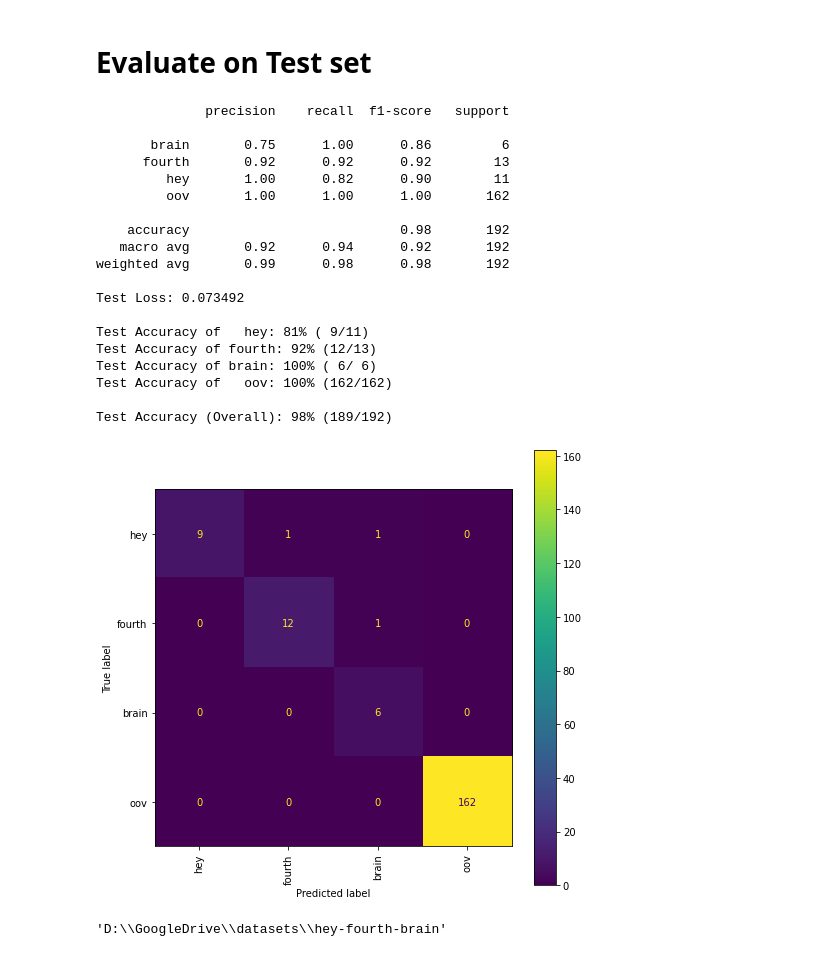
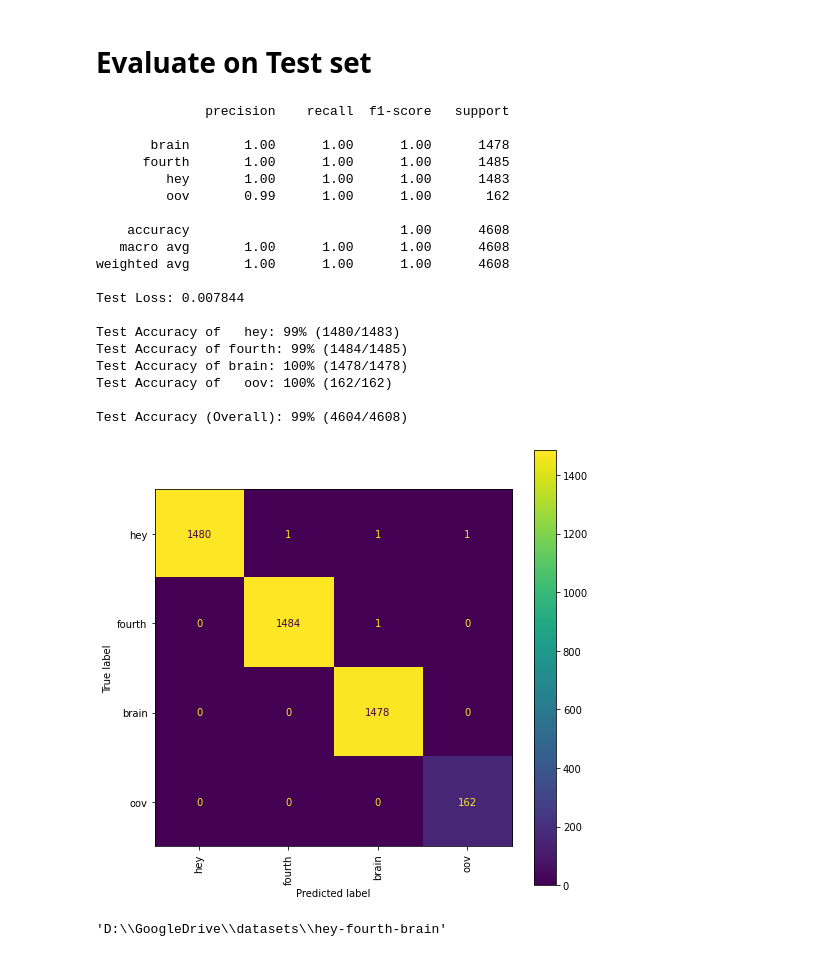
Before and after one commit to shlbatra/TriggerWakeWordDetection, a Jupyter notebook: notebooks/wake_word_detection.ipynb, the cells around one changed output. Saved outputs shown, nothing was run; the diff lists cells and outputs as text; code cells hidden in the pictures.

Commit message:
Generated audio data using google Text to speech

```diff
--- a/notebooks/wake_word_detection.ipynb
+++ b/notebooks/wake_word_detection.ipynb
@@ -145,2 +221,2 @@ Name: 155, dtype: object
 # %%
-sounddata = librosa.core.load(f"{common_voice_datapath}/clips/{positive_train_data.iloc[0]['path']}", sr=sr, mono=True)[0]
+sounddata = librosa.core.load(f"{common_voice_datapath}/clips/common_voice_en_20433916.mp3", sr=sr, mono=True)[0]
@@ -416,0 +794,4 @@ Test dataset size (192, 4)
+# %%
+train_ds = pd.concat([train_ds , train]).sample(frac=1).reset_index(drop=True)
+dev_ds = pd.concat([dev_ds , dev]).sample(frac=1).reset_index(drop=True)
+test_ds = pd.concat([test_ds , test]).sample(frac=1).reset_index(drop=True)
@@ -564,3 +994,13 @@ CNN(
     (3): Linear(in_features=128, out_features=4, bias=True)
   )
 )
+# %%
+num_labels = len(wake_words) + 1 # oov
+num_maps1  = 48
+num_maps2  = 64
+num_hidden_input =  768
+hidden_size = 128
+model_calc = CNN_Cal(num_labels, num_maps1, num_maps2, num_hidden_input, hidden_size)
+device = torch.device("cuda:0" if torch.cuda.is_available() else "cpu")
+model_calc.to(device)
+model_calc
@@ -597,13 +1099,21 @@ def audio_transform(audio_data):
 # %%
-epochs = 10
+epochs = 20
 
+# config for progress bar
+mb = master_bar(range(epochs))
+mb.names = ['Training loss', 'Validation loss']
+x = []
 
-for epoch in range(epochs):
+training_losses = []
+validation_losses = []
+
+for epoch in mb:
+  x.append(epoch)
   # Evaluate
   model.train()
   total_loss = torch.Tensor([0.0]).to(device)
-  pbar = tqdm(train_dl, total=len(train_dl), position=0, desc="Training", leave=True)
-  for batch in pbar:
+  #pbar = tqdm(train_dl, total=len(train_dl), position=0, desc="Training", leave=True)
+  for batch in progress_bar(train_dl, parent=mb):
     audio_data = batch['audio'].to(device)
     labels = batch['labels'].to(device)
     mel_audio_data = audio_transform(audio_data)
@@ -625,13 +1135,14 @@ for epoch in range(epochs):
     group["lr"] *= lr_decay
 
   mean = total_loss / len(train_dl)
+  training_losses.append(mean.cpu())
 
   # Evaluate
   model.eval()
   validation_loss = torch.Tensor([0.0]).to(device)
   with torch.no_grad():
-    pbar = tqdm(dev_dl, total=len(dev_dl), position=0, desc="Evaluating", leave=True)
-    for batch in pbar:
+    #pbar = tqdm(dev_dl, total=len(dev_dl), position=0, desc="Evaluating", leave=True)
+    for batch in progress_bar(dev_dl, parent=mb):
       audio_data = batch['audio'].to(device)
       labels = batch['labels'].to(device)
 
@@ -642,5 +1153,9 @@ for epoch in range(epochs):
       validation_loss += loss
 
   val_mean = validation_loss / len(dev_dl)
-  print(f"\nEpoch {epoch}: Training loss {mean.item()} validation loss {val_mean.item()} with lr {group['lr']}")
+  validation_losses.append(val_mean.cpu())
+
+  # Update training chart
+  mb.update_graph([[x, training_losses], [x, validation_losses]], [0,epochs])
+  mb.write(f"\nEpoch {epoch}: Training loss {mean.item()} validation loss {val_mean.item()} with lr {group['lr']}")
 # %% [output]
@@ -683,7 +1209,7 @@ predictions = []
 model.eval()
 # iterate over test data
 pbar = tqdm(test_dl, total=len(test_dl), position=0, desc="Testing", leave=True)
-for batch in test_dl:
+for batch in pbar:
     # move tensors to GPU if CUDA is available
     audio_data = batch['audio'].to(device)
     labels = batch['labels'].to(device)
@@ -712,46 +1238,46 @@ for batch in test_dl:
 cm = confusion_matrix(actual, predictions, labels=classes)
 print(classification_report(actual, predictions))
 cmp = ConfusionMatrixDisplay(cm, classes)
 fig, ax = plt.subplots(figsize=(8,8))
 cmp.plot(ax=ax, xticks_rotation='vertical')
 
 
 # average test loss
 test_loss = test_loss/len(test_ds)
 print('Test Loss: {:.6f}\n'.format(test_loss))
 
 for i in range(len(classes)):
     if class_total[i] > 0:
         print('Test Accuracy of %5s: %2d%% (%2d/%2d)' % (
             classes[i], 100 * class_correct[i] / class_total[i],
             np.sum(class_correct[i]), np.sum(class_total[i])))
     else:
         print('Test Accuracy of %5s: N/A (no training examples)' % (classes[i]))
 
 print('\nTest Accuracy (Overall): %2d%% (%2d/%2d)' % (
     100. * np.sum(class_correct) / np.sum(class_total),
     np.sum(class_correct), np.sum(class_total)))
 # %% [output]
               precision    recall  f1-score   support
 
-       brain       0.75      1.00      0.86         6
-      fourth       0.92      0.92      0.92        13
-         hey       1.00      0.82      0.90        11
-         oov       1.00      1.00      1.00       162
+       brain       1.00      1.00      1.00      1478
+      fourth       1.00      1.00      1.00      1485
+         hey       1.00      1.00      1.00      1483
+         oov       0.99      1.00      1.00       162
 
-    accuracy                           0.98       192
-   macro avg       0.92      0.94      0.92       192
-weighted avg       0.99      0.98      0.98       192
+    accuracy                           1.00      4608
+   macro avg       1.00      1.00      1.00      4608
+weighted avg       1.00      1.00      1.00      4608
 
-Test Loss: 0.073492
+Test Loss: 0.007844
 
-Test Accuracy of   hey: 81% ( 9/11)
-Test Accuracy of fourth: 92% (12/13)
-Test Accuracy of brain: 100% ( 6/ 6)
+Test Accuracy of   hey: 99% (1480/1483)
+Test Accuracy of fourth: 99% (1484/1485)
+Test Accuracy of brain: 100% (1478/1478)
 Test Accuracy of   oov: 100% (162/162)
 
-Test Accuracy (Overall): 98% (189/192)
+Test Accuracy (Overall): 99% (4604/4608)
-[figure, old version]
+[figure, new version]
 # %%
 %pwd
 # %% [output]
```
Also changed, not shown: parts of 73 cells of this notebook.
